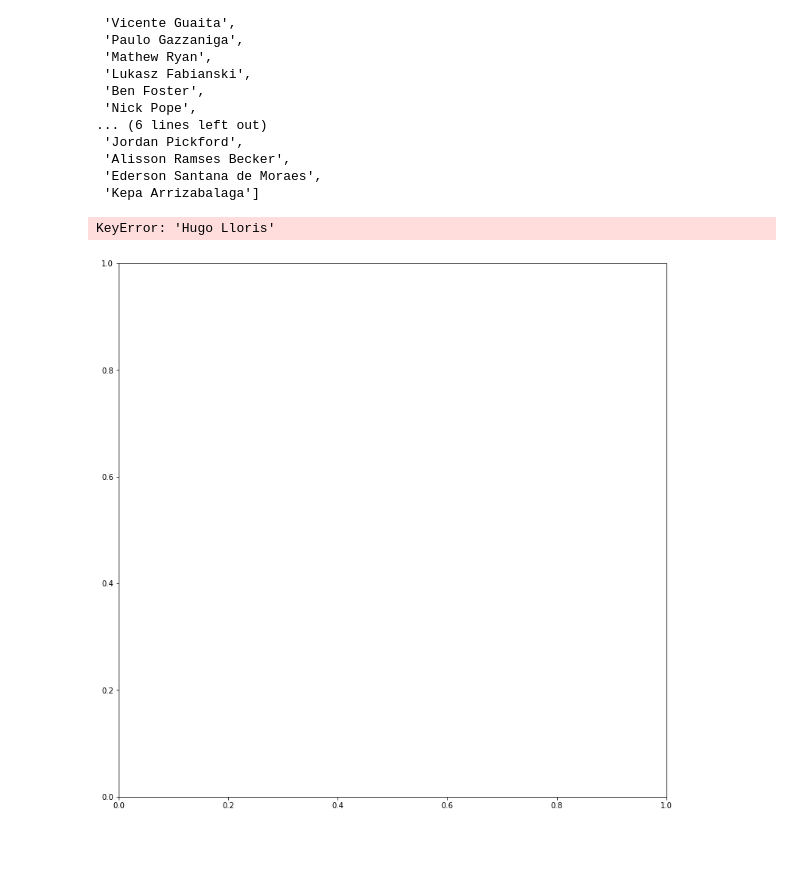
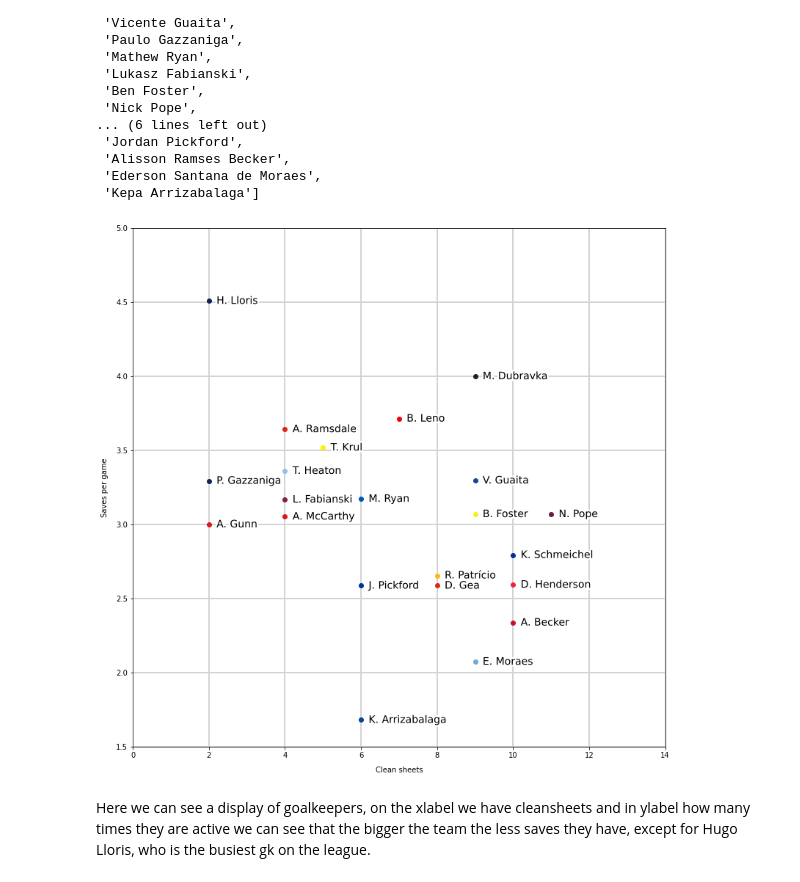
Before and after one commit to Adonis232/Ironhack_final_project_2.0, a Jupyter notebook: 2020_analysis.ipynb, the cells around one changed output. Saved outputs shown, nothing was run; the diff lists cells and outputs as text; code cells hidden in the pictures; blank space fills up the shorter version.

```diff
--- a/2020_analysis.ipynb
+++ b/2020_analysis.ipynb
@@ -242,7 +263,7 @@ ax = fig.add_subplot(111)
 
 for player in goaler:
     team = data[data['full'] == player].team.iloc[0]
-    ax.plot(passer[player], goaler[player], 'o', color=team_colors[team],zorder=3)
+    ax.plot(assists[player], goaler[player], 'o', color=t_color[team],zorder=3)
     text = ax.text(assists[player] + 0.01, goaler[player],size=14, va='center', ha='left', zorder=2)
     text.set_path_effects([pe.Stroke(linewidth=5, foreground='w'), pe.Normal()])
 
@@ -270,7 +290,7 @@ ax = fig.add_subplot(111)
 
 for player in assists:
     team = data[data['full'] == player].team.iloc[0]
-    ax.plot(assists[player], goaler[player], 'o', color=t_color[team], zorder=3)
+    ax.plot(passer[player], goaler[player], 'o', color=t_color[team], zorder=3)
     text = ax.text(assists[player] +0.01, goaler[player], player[player], size=14, va='center', ha='left',zorder=2)
     text.set_path_effects([pe.Stroke(linewidth=5, foreground='w'), pe.Normal()])
 
@@ -381,7 +410,7 @@ for player in players:
     mins=data[data['full'] == player].minutes.sum()/90
     if mins >=10:
         gk_saves[player] = data[data['full'] == player].saves.sum()/mins
-        clean_sheet[player] = data[data['full'] == player].clean_sheets.sum()
+        gk_clean_sheet[player] = data[data['full'] == player].clean_sheets.sum()
 # %%
 gk_clean_sheet
 # %% [output]
@@ -411,24 +456,28 @@ top_goalie
 # %%
 fig = plt.figure(figsize=(13, 13))
 ax = fig.add_subplot(111)
 
 for keeper in top_goalie:
     team = data[data['full'] == keeper].team.iloc[0]
     ax.plot(gk_clean_sheet[keeper], gk_saves[keeper], 'o', color=t_color[team], zorder=3)
-    text = ax.text(gk_clean_sheet[keeper]+0.2, saves[keeper],name[keeper], size=14, va='center', ha='left', zorder=2)
+    text = ax.text(gk_clean_sheet[keeper]+0.2, gk_saves[keeper],name[keeper], size=14, va='center', ha='left', zorder=2)
     text.set_path_effects([pe.Stroke(linewidth=5, foreground='w'), pe.Normal()])
 
 
-ax.grid(color='white', linewidth=2)
+ax.grid(color='lightgrey', linewidth=2)
 
 
 ax.set_xlabel('Clean sheets', labelpad=10)
 ax.set_ylabel('Saves per game', labelpad=10)
 
 ax.set_xlim(0, 14)
 ax.set_ylim(1.5, 5)
 
 plt.show()
 # %% [output]
-KeyError: 'Hugo Lloris'
-[figure, old version]
+[figure, new version]
+# %% [markdown]
+Here we can see a display of goalkeepers, on the xlabel we have cleansheets
+and in ylabel how many times they are active we can see that the bigger
+the team the less saves they have, except for Hugo Lloris, who is
+the busiest gk on the league.
```
Also changed, not shown: parts of 13 cells of this notebook, 8 other files.
